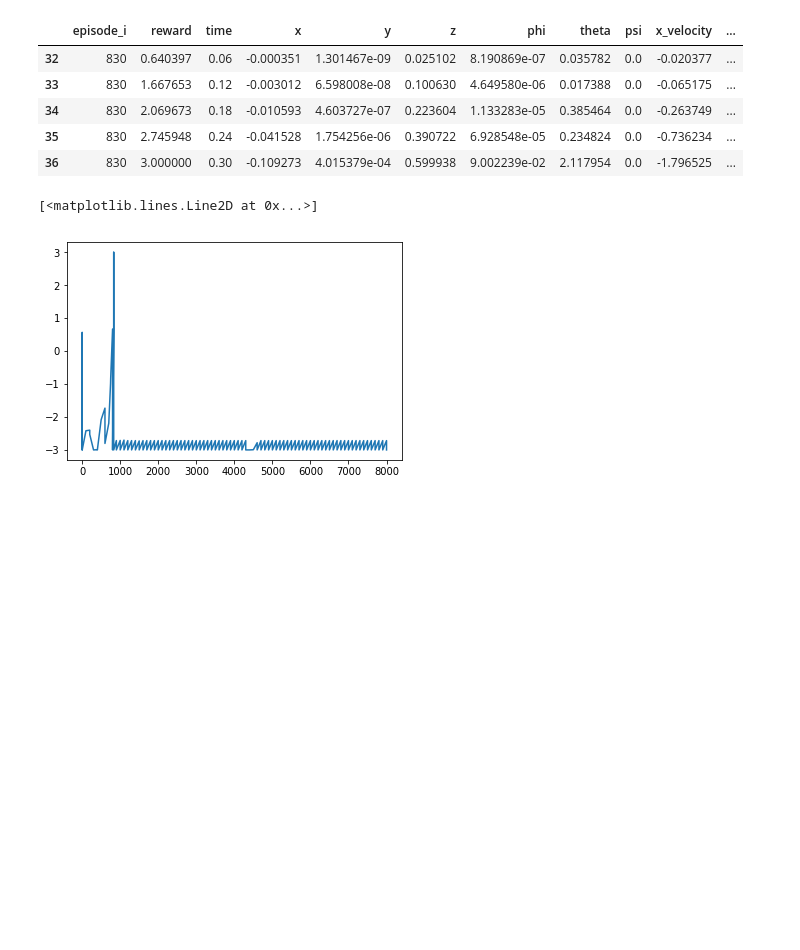
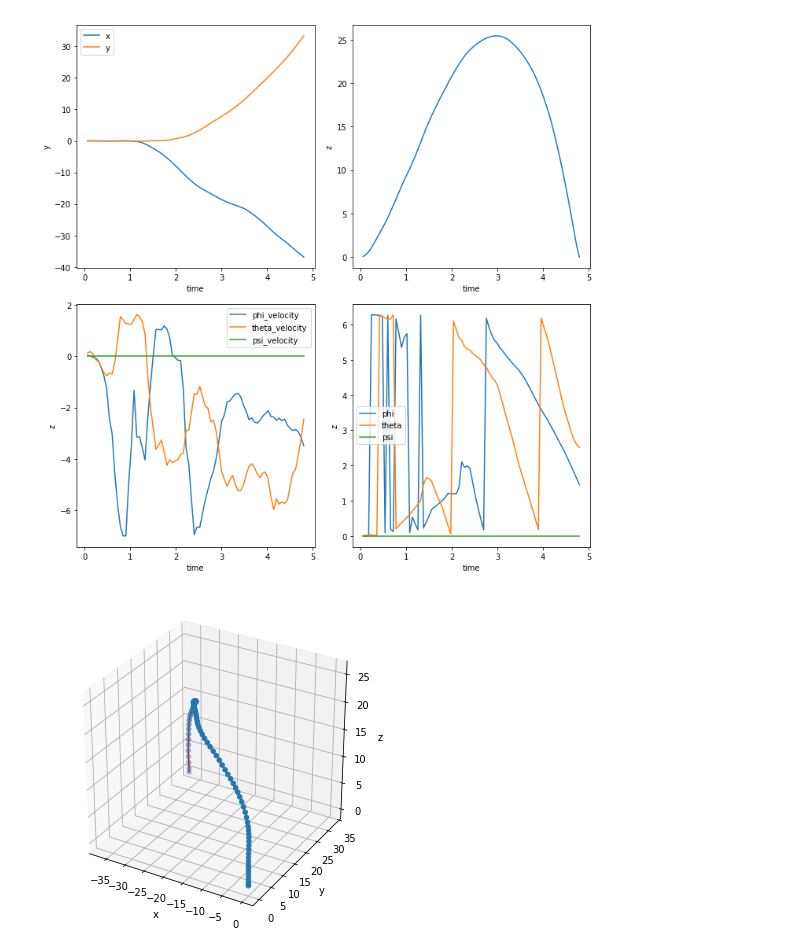
Before and after one commit to AdrianoW/Machine-Learning-Nanodegree, a Jupyter notebook: ReinforcementLearning/Analyses.ipynb, the cells around one changed output. Saved outputs shown, nothing was run; the diff lists cells and outputs as text; code cells hidden in the pictures; blank space fills up the shorter version.

```diff
--- a/ReinforcementLearning/Analyses.ipynb
+++ b/ReinforcementLearning/Analyses.ipynb
@@ -3,0 +8,5 @@ import pandas as pd
+# %%
+target_pos = np.array([0., 0., 10.])
+task =  Task(target_pos=target_pos, init_pose=np.array([0.0, 0.0, 0.0, 0.0, 0.0, 0.0]), runtime=10.)
+sac = SACAgent(task, target_pos, hidden_dim=400)
+sac.load_models(os.path.join(os.getcwd(), 'models'))
@@ -3,0 +15,27 @@ import pandas as pd
+# %%
+## TODO: Plot the rewards.
+rewards = []
+test_episode_num = 20
+episode_happenings = []
+
+for i in range(test_episode_num):
+    state = task.reset()
+    episode_reward = 0
+
+    while True:
+        action = sac.get_actions(state)
+        next_state, reward, done = task.step(action.numpy())
+
+        episode_happening = [i, reward] + [task.sim.time] + list(task.sim.pose) + list(task.sim.v) + list(task.sim.angular_v) + list(action)
+        episode_happenings.append(episode_happening)
+
+        state = next_state
+        episode_reward += reward
+
+        if done:
+            print('\rEpisode {} finished with reward {}'.format(i, episode_reward), end="")
+            break
+
+    rewards.append(episode_reward)
+
+print('\n\nAverage reward is {:7.3f}'.format(sum(rewards)/len(rewards)))
@@ -48,14 +117,9 @@ fig.tight_layout()
-# %%
-df[df['episode_i'] == id].head()
-# %% [output]
-|  | episode_i | reward | time | x | y | z | phi | theta | psi | x_velocity | ... |
-| 32 | 830 | 0.640397 | 0.06 | -0.000351 | 1.301467e-09 | 0.025102 | 8.190869e-07 | 0.035782 | 0.0 | -0.020377 | ... |
-| 33 | 830 | 1.667653 | 0.12 | -0.003012 | 6.598008e-08 | 0.100630 | 4.649580e-06 | 0.017388 | 0.0 | -0.065175 | ... |
-| 34 | 830 | 2.069673 | 0.18 | -0.010593 | 4.603727e-07 | 0.223604 | 1.133283e-05 | 0.385464 | 0.0 | -0.263749 | ... |
-| 35 | 830 | 2.745948 | 0.24 | -0.041528 | 1.754256e-06 | 0.390722 | 6.928548e-05 | 0.234824 | 0.0 | -0.736234 | ... |
-| 36 | 830 | 3.000000 | 0.30 | -0.109273 | 4.015379e-04 | 0.599938 | 9.002239e-02 | 2.117954 | 0.0 | -1.796525 | ... |
-# %%
-plt.plot(df['episode_i'], df['reward'])
-# %% [output]
-[<matplotlib.lines.Line2D at 0x...>]
-[figure, removed]
+# %%
+df = create_happenings_df(episode_happenings)
+df.tail()
+last_episode = df[df.episode_i==df.episode_i.max()]
+plot_episode(last_episode)
+plot_3d(last_episode)
+# %% [output]
+[figure, added]
+[figure, added]
```
Also changed, not shown: parts of 4 cells of this notebook, 8 other files.
